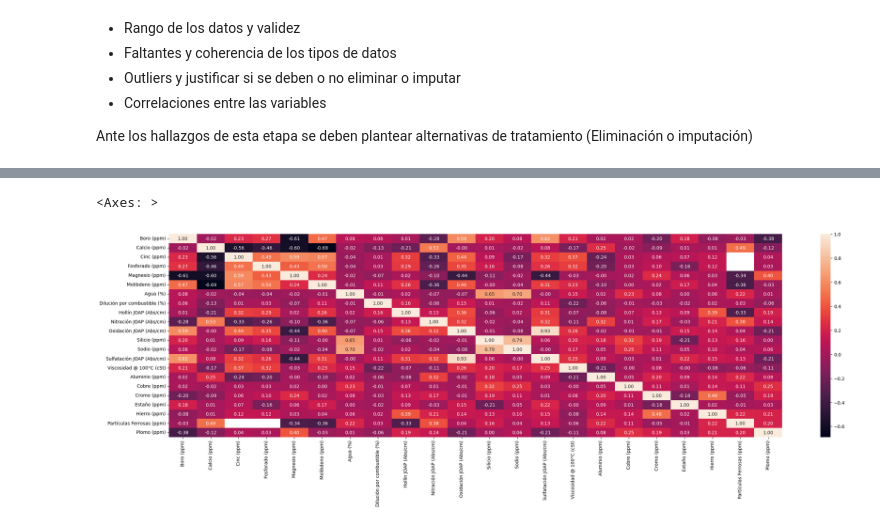
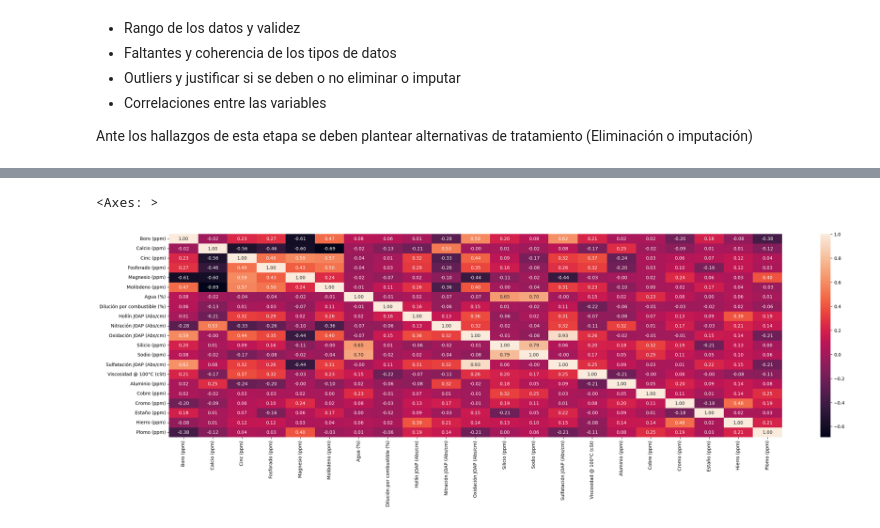
Before and after one commit to darturo12/Tesis-de-Grado-MIAD-, a Jupyter notebook: Exploración/Exploración de datos.ipynb, the cells around one changed output, grey strips where cells are left out. Drawn from its saved outputs; the diff is of its cells as text; code cells hidden in the pictures.

```diff
--- a/Exploración/Exploración de datos.ipynb
+++ b/Exploración/Exploración de datos.ipynb
@@ -318,8 +318,9 @@ plt.show()
 Ante los hallazgos de esta etapa se deben plantear alternativas de tratamiento (Eliminación o imputación)
 # %%
 # Se eliminan Variabes no necesarias
-data = data.dropna(axis=1, how='all')
-data = data.drop(
+data_cleaned = data.copy()
+data_cleaned = data_cleaned.dropna(axis=1, how='all')
+data_cleaned = data_cleaned.drop(
 	columns=[
 		'Color del Refrigerante','Glycerin (%)','Nitrito (ppm)','PUNTO DE EBULLICION (°C)',
 		'Sólidos Totales Disueltos (ppm)','Turbidez (NTU)','pH','Added','Lube Drained','Live',
@@ -343,18 +402,18 @@ print("\n=== Tipos de datos iniciales ===")
 print(data.dtypes)
 
 print("\n=== Rango (mínimo y máximo) de variables numéricas ===")
-rangos = data.select_dtypes(include=[np.number]).agg(['min','max']).T
+rangos = data_cleaned.select_dtypes(include=[np.number]).agg(['min','max']).T
 print(rangos)
 
 print("\n=== Porcentaje de faltantes por columna ===")
-faltantes = data.isna().mean().sort_values(ascending=False)*100
+faltantes = data_cleaned.isna().mean().sort_values(ascending=False)*100
 print(faltantes)
 
 posibles_numericas = []
-for col in data.columns:
-    if data[col].dtype == 'object':
+for col in data_cleaned.columns:
+    if data_cleaned[col].dtype == 'object':
         try:
-            pd.to_numeric(data[col].astype(str).str.replace(',','.'), errors='raise')
+            pd.to_numeric(data_cleaned[col].astype(str).str.replace(',','.'), errors='raise')
             posibles_numericas.append(col)
         except:
             pass
@@ -374,21 +433,21 @@ def detectar_outliers(col):
     return ((col < lower) | (col > upper)).sum()
 
 outliers_resumen = {}
-for col in data.select_dtypes(include=[np.number]).columns:
-    outliers_resumen[col] = detectar_outliers(data[col])
+for col in data_cleaned.select_dtypes(include=[np.number]).columns:
+    outliers_resumen[col] = detectar_outliers(data_cleaned[col])
 
 outliers_df = pd.DataFrame.from_dict(outliers_resumen, orient='index', columns=['Outliers'])
 print(outliers_df.sort_values('Outliers', ascending=False))
 
 # === Boxplots automáticos por columna (para inspección visual) ===
-for col in data.select_dtypes(include=[np.number]).columns:
+for col in data_cleaned.select_dtypes(include=[np.number]).columns:
     # Skip columns with all NaN or no valid data
-    if data[col].dropna().empty:
+    if data_cleaned[col].dropna().empty:
         continue
 
 
 
-numericas = data.select_dtypes(include=[np.number])
+numericas = data_cleaned.select_dtypes(include=[np.number])
 
 print("\n=== Matriz de correlaciones ===")
 corr = numericas.corr()
@@ -413,0 +576,9 @@ Plomo (ppm)                      1.000000
+# %%
+# Se eliminarn las variables con mayor cantidad de faltantes y no relevantes para el modelo segun lo conversado con el cliente
+data_cleaned = data_cleaned.drop(
+	columns=[
+		'Action Summary','Partículas Ferrosas (ppm)','Further Recommendations','Reviewed',
+		'Reviewer','Condition Review Notes','Trakka Rating','Observation Rating'
+	],
+	errors='ignore'
+)
@@ -414,7 +647,7 @@ Plomo (ppm)                      1.000000
 # %%
-corr = data.select_dtypes(include=[np.number]).corr()
+corr = data_cleaned.select_dtypes(include=[np.number]).corr()
 plt.figure(figsize=(30,8))
 sns.heatmap(corr, annot=True, fmt=".2f")
 # %% [output]
 <Axes: >
-[figure, old version]
+[figure, new version]
```
Also changed, not shown: parts of 11 cells of this notebook.
